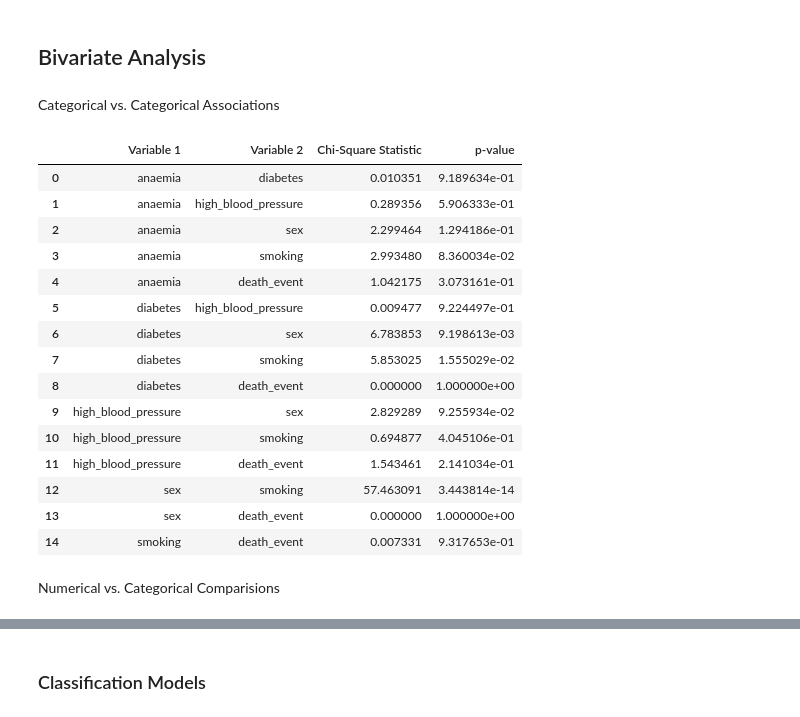
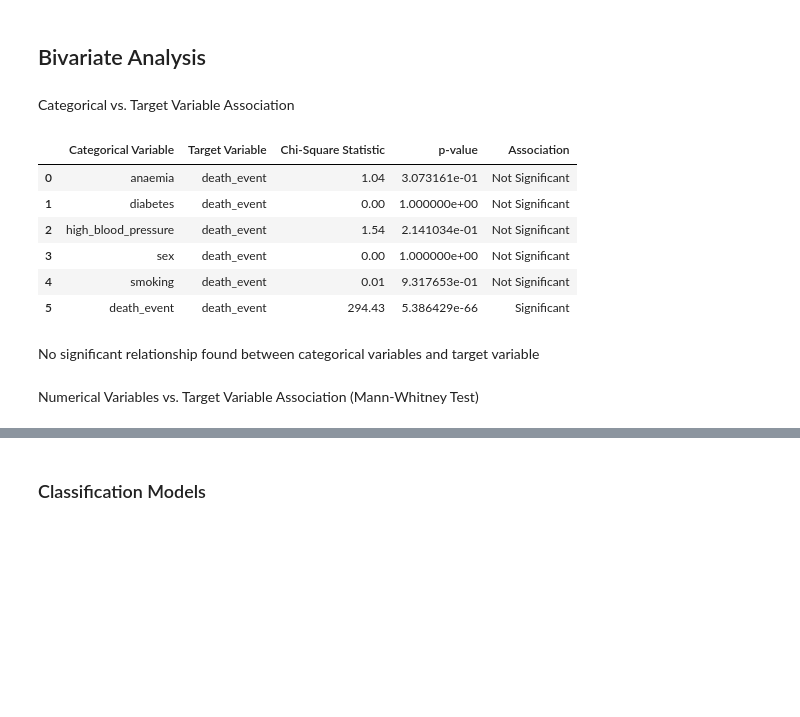
Before and after one commit to thisishasan/slda, a Jupyter notebook: code.ipynb, the cells around one changed output, grey strips where cells are left out. Drawn from its saved outputs; the diff is of its cells as text; code cells hidden in the pictures; blank space fills up the shorter version.

```diff
--- a/code.ipynb
+++ b/code.ipynb
@@ -241,6 +264,8 @@ numerical_analysis = {}
 
 for column in numerical_vars:
     data = df[column].dropna()
+    skewness = data.skew()
+    kurtois = data.kurt()
     numerical_analysis[column] = {
         "Mean": np.mean(data),
         "Median": np.median(data),
@@ -249,10 +274,11 @@ for column in numerical_vars:
         "Variance": np.var(data, ddof=1),
         "Standard Deviation": np.std(data, ddof=1),
         "Quantiles": np.percentile(data, [25, 50, 75]),
-        "Skewness": data.skew(),
-        "Kurtosis": data.kurt()
+        "Skewness": skewness,
+        "Kurtosis": kurtois,
+        "Type of Kurtosis": "Leptokurtic (High)" if kurtois > 3 else "Platykurtic (Low)" if kurtois < 3 else "Mesokurtic (Normal)",
     }
 
 numerical_analysis_df = pd.DataFrame(numerical_analysis)
-display(numerical_analysis_df)
+display(numerical_analysis_df.T)
 # %% [output]
@@ -269,14 +292,0 @@ display(numerical_analysis_df)
-# %%
-# Outlier Detection using Z-Score and IQR
-outliers = {}
-for column in numerical_vars:
-    data = df[column].dropna()
-    z_scores = zscore(data)
-    outliers[column] = {
-        "Z-Score Outliers": len(data[np.abs(z_scores) > 3]),
-        "IQR Outliers": len(data[(data < (np.percentile(data, 25) - 1.5 * (np.percentile(data, 75) - np.percentile(data, 25)))) |
-                                  (data > (np.percentile(data, 75) + 1.5 * (np.percentile(data, 75) - np.percentile(data, 25))))])
-    }
-
-outliers_df = pd.DataFrame(outliers)
-display(outliers_df)
@@ -312,5 +357,4 @@ plt.show()
 # %%
-# For Categorical Variables
 categorical_analysis = {}
 
 for column in categorical_vars:
@@ -319,11 +363,6 @@ for column in categorical_vars:
         "Counts": data.value_counts().to_dict(),
         "Percentages": (data.value_counts(normalize=True) * 100).to_dict()
     }
-    # Chi-Square Goodness-of-Fit Test
-    observed = data.value_counts()
-    expected = [len(data) / len(observed)] * len(observed)  # Uniform distribution assumption
-    chi2_stat, p_value, _, _ = chi2_contingency([observed, expected])
-    categorical_analysis[column]["Chi-Square p-value"] = p_value
 
 categorical_analysis_df = pd.DataFrame(categorical_analysis)
 display(categorical_analysis_df)
@@ -346,41 +385,37 @@ plt.show()
 [figure]
 # %% [markdown]
 ## Bivariate Analysis
-# %% [markdown]
-Categorical vs. Categorical Associations
+# %% [markdown]
+Categorical vs. Target Variable Association
 # %%
 categorical_associations = []
-for i, cat1 in enumerate(categorical_vars):
-    for cat2 in categorical_vars[i + 1:]:
-        contingency_table = pd.crosstab(df[cat1], df[cat2])
+significance_level = 0.05
+for i, cat_var in enumerate(categorical_vars):
+    for tar_var in target_vars:
+        contingency_table = pd.crosstab(df[cat_var], df[tar_var])
         chi2_stat, p_value, _, _ = chi2_contingency(contingency_table)
+        chi2_stat = chi2_stat.round(2)
         categorical_associations.append({
-            "Variable 1": cat1,
-            "Variable 2": cat2,
+            "Categorical Variable": cat_var,
+            "Target Variable": tar_var,
             "Chi-Square Statistic": chi2_stat,
-            "p-value": p_value
+            "p-value": p_value,
+            "Association": "Significant" if p_value < significance_level else "Not Significant"
         })
 
 categorical_associations_df = pd.DataFrame(categorical_associations)
 display(categorical_associations_df)
 # %% [output]
-|  | Variable 1 | Variable 2 | Chi-Square Statistic | p-value |
-| 0 | anaemia | diabetes | 0.010351 | 9.189634e-01 |
-| 1 | anaemia | high_blood_pressure | 0.289356 | 5.906333e-01 |
-| 2 | anaemia | sex | 2.299464 | 1.294186e-01 |
-| 3 | anaemia | smoking | 2.993480 | 8.360034e-02 |
-| 4 | anaemia | death_event | 1.042175 | 3.073161e-01 |
-| 5 | diabetes | high_blood_pressure | 0.009477 | 9.224497e-01 |
-| 6 | diabetes | sex | 6.783853 | 9.198613e-03 |
-| 7 | diabetes | smoking | 5.853025 | 1.555029e-02 |
-| 8 | diabetes | death_event | 0.000000 | 1.000000e+00 |
-| 9 | high_blood_pressure | sex | 2.829289 | 9.255934e-02 |
-| 10 | high_blood_pressure | smoking | 0.694877 | 4.045106e-01 |
-| 11 | high_blood_pressure | death_event | 1.543461 | 2.141034e-01 |
-| 12 | sex | smoking | 57.463091 | 3.443814e-14 |
-| 13 | sex | death_event | 0.000000 | 1.000000e+00 |
-| 14 | smoking | death_event | 0.007331 | 9.317653e-01 |
+|  | Categorical Variable | Target Variable | Chi-Square Statistic | p-value | Association |
+| 0 | anaemia | death_event | 1.04 | 3.073161e-01 | Not Significant |
+| 1 | diabetes | death_event | 0.00 | 1.000000e+00 | Not Significant |
+| 2 | high_blood_pressure | death_event | 1.54 | 2.141034e-01 | Not Significant |
+| 3 | sex | death_event | 0.00 | 1.000000e+00 | Not Significant |
+| 4 | smoking | death_event | 0.01 | 9.317653e-01 | Not Significant |
+| 5 | death_event | death_event | 294.43 | 5.386429e-66 | Significant |
-# %% [markdown]
-Numerical vs. Categorical Comparisions
+# %% [markdown]
+No significant relationship found between categorical variables and target variable
+# %% [markdown]
+Numerical Variables vs. Target Variable Association (Mann-Whitney Test)
 # %%
 group_comparisons = []
```
Also changed, not shown: parts of 64 cells of this notebook.
